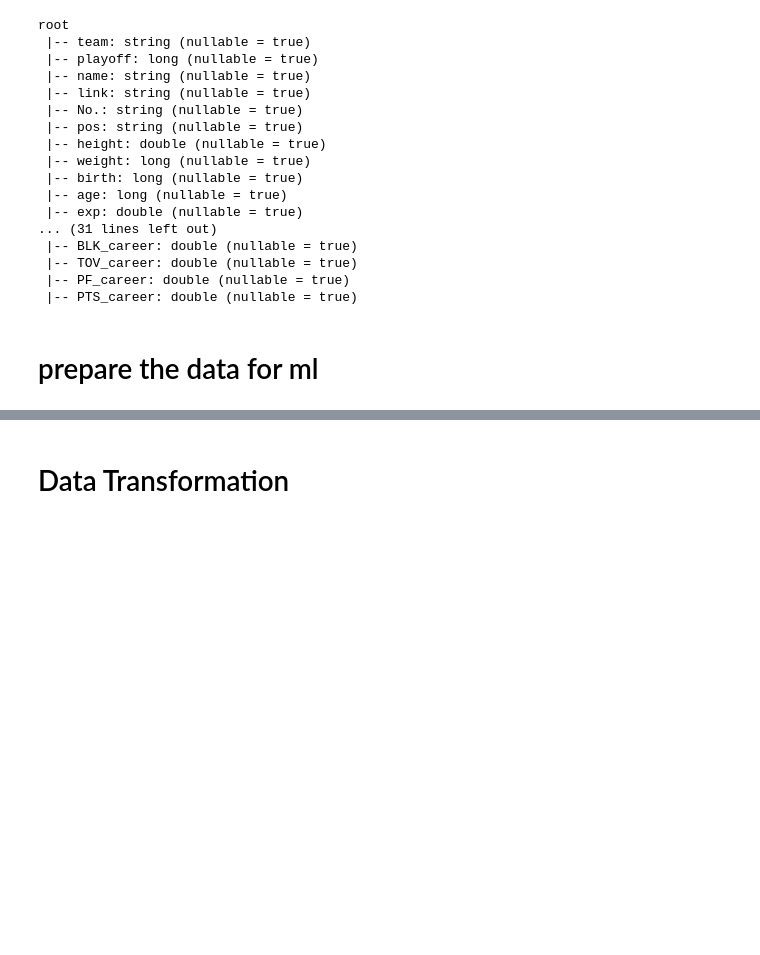
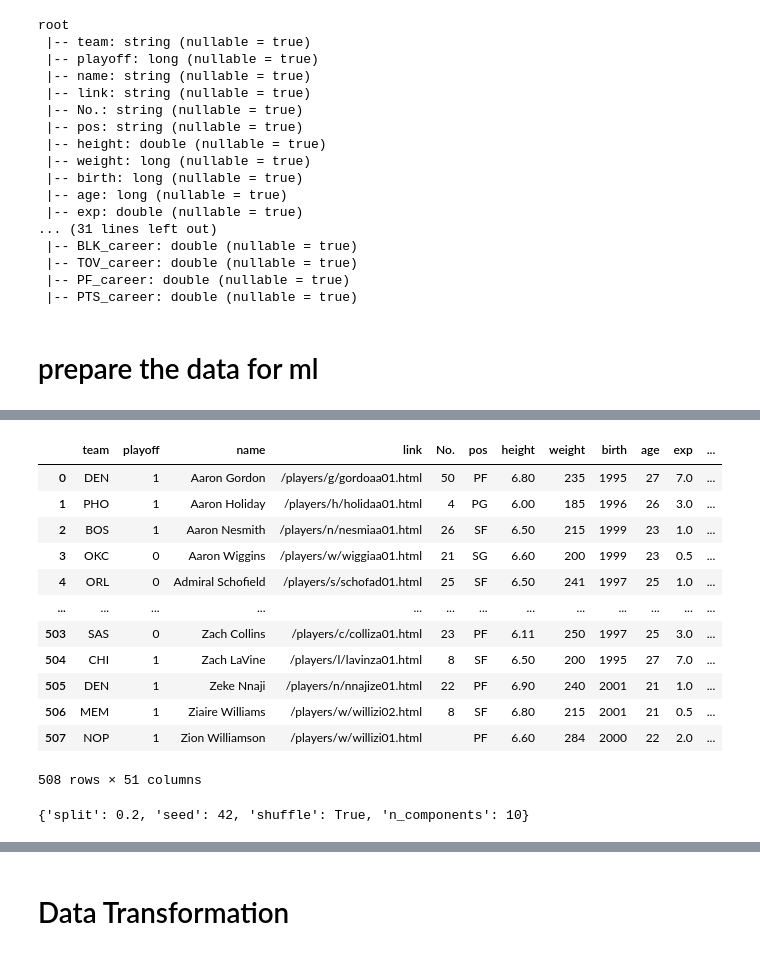
Before and after one commit to Haiyun-Zou/MSIN0166_Data_Engineering_individual, a Jupyter notebook: MSIN0166_Data_Engineering_Individual_Assignment.ipynb, the cells around one changed output, grey strips where cells are left out. Drawn from its saved outputs; the diff is of its cells as text; code cells hidden in the pictures; blank space fills up the shorter version.

```diff
--- a/MSIN0166_Data_Engineering_Individual_Assignment.ipynb
+++ b/MSIN0166_Data_Engineering_Individual_Assignment.ipynb
@@ -776,0 +539,18 @@ with open('/project/MSIN0166_Data_Engineering_individual/scores.json', "w") as f
+# %%
+players = players.sort_values('name').reset_index(drop=True)
+# %%
+players
+# %% [output]
+|  | team | playoff | name | link | No. | pos | height | weight | birth | age | exp | ... |
+| 0 | DEN | 1 | Aaron Gordon | /players/g/gordoaa01.html | 50 | PF | 6.80 | 235 | 1995 | 27 | 7.0 | ... |
+| 1 | PHO | 1 | Aaron Holiday | /players/h/holidaa01.html | 4 | PG | 6.00 | 185 | 1996 | 26 | 3.0 | ... |
+| 2 | BOS | 1 | Aaron Nesmith | /players/n/nesmiaa01.html | 26 | SF | 6.50 | 215 | 1999 | 23 | 1.0 | ... |
+| 3 | OKC | 0 | Aaron Wiggins | /players/w/wiggiaa01.html | 21 | SG | 6.60 | 200 | 1999 | 23 | 0.5 | ... |
+| 4 | ORL | 0 | Admiral Schofield | /players/s/schofad01.html | 25 | SF | 6.50 | 241 | 1997 | 25 | 1.0 | ... |
+| ... | ... | ... | ... | ... | ... | ... | ... | ... | ... | ... | ... | ... |
+| 503 | SAS | 0 | Zach Collins | /players/c/colliza01.html | 23 | PF | 6.11 | 250 | 1997 | 25 | 3.0 | ... |
+| 504 | CHI | 1 | Zach LaVine | /players/l/lavinza01.html | 8 | SF | 6.50 | 200 | 1995 | 27 | 7.0 | ... |
+| 505 | DEN | 1 | Zeke Nnaji | /players/n/nnajize01.html | 22 | PF | 6.90 | 240 | 2001 | 21 | 1.0 | ... |
+| 506 | MEM | 1 | Ziaire Williams | /players/w/willizi02.html | 8 | SF | 6.80 | 215 | 2001 | 21 | 0.5 | ... |
+| 507 | NOP | 1 | Zion Williamson | /players/w/willizi01.html |  | PF | 6.60 | 284 | 2000 | 22 | 2.0 | ... |
+508 rows × 51 columns
@@ -776,0 +564,4 @@ with open('/project/MSIN0166_Data_Engineering_individual/scores.json', "w") as f
+# %%
+params
+# %% [output]
+{'split': 0.2, 'seed': 42, 'shuffle': True, 'n_components': 10}
```
Also changed, not shown: parts of 92 cells of this notebook, 6 other files.
